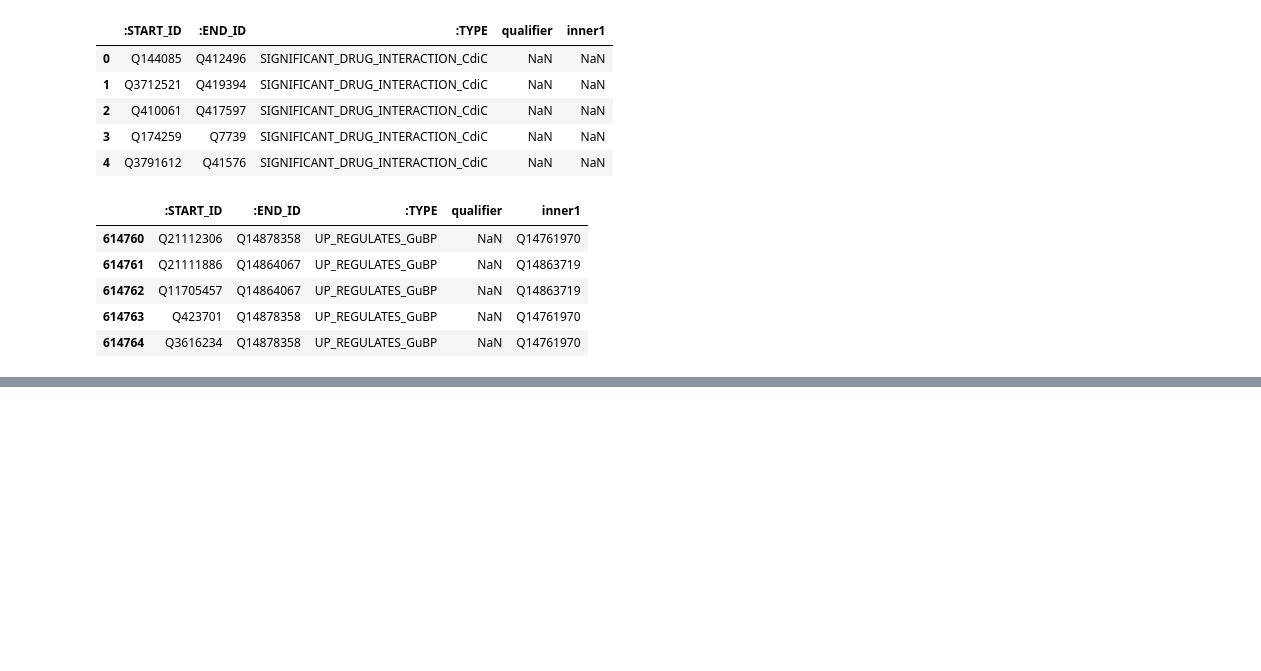
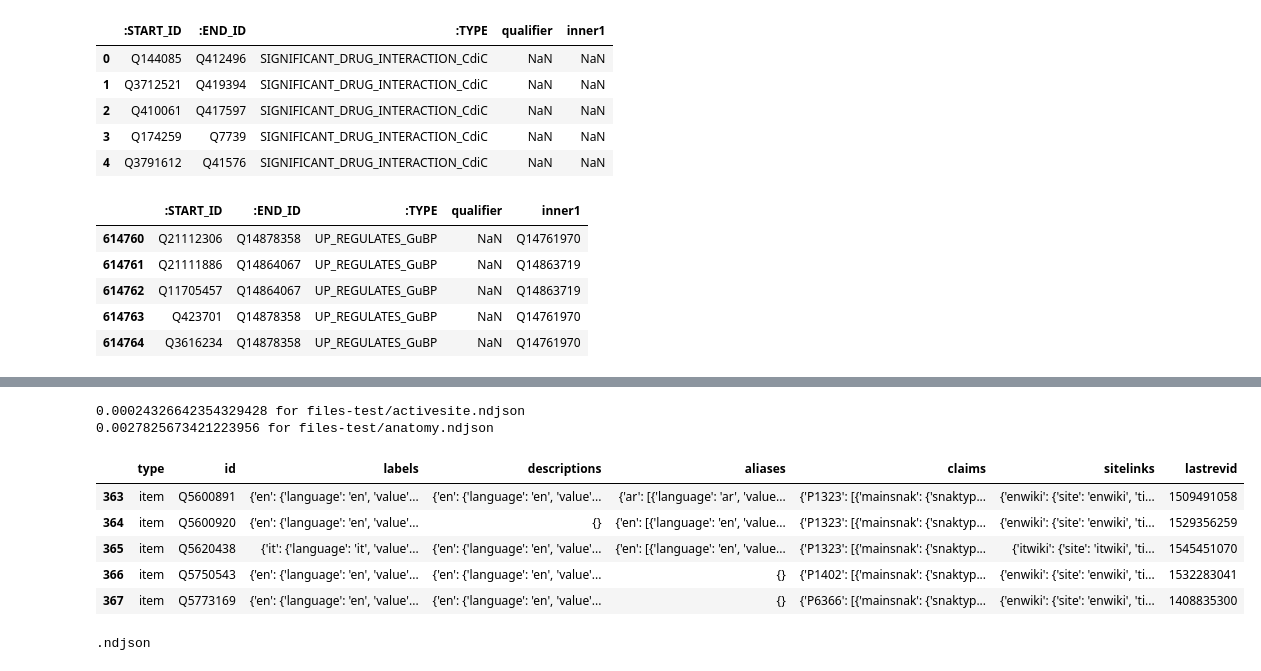
Before and after one commit to sabahzero/WRP, a Jupyter notebook: src/Jan3-2022/01-DRY.ipynb, the cells around one changed output, grey strips where cells are left out. Saved outputs shown, nothing was run; the diff lists cells and outputs as text; code cells hidden in the pictures; blank space fills up the shorter version.

```diff
--- a/src/Jan3-2022/01-DRY.ipynb
+++ b/src/Jan3-2022/01-DRY.ipynb
@@ -158,17 +164,48 @@ print((end_time - start_time)/60, "for symptom.ndjson")
-# %%
-directory = 'files-test'
-
-for filename in os.listdir(directory):
-
-    f = os.path.join(directory, filename)
-    timeStringNow = datetime.now().strftime("+%Y-%m-%dT00:00:00Z")
-
-    if os.path.isfile(f):
-        start_time = time.time()
-        content = pd.read_json(f, lines=True) # How to name by file?
-        end_time = time.time()
-        print((end_time - start_time)/60, "for", f) # How do I remove the 'files/' ?
-
-content.tail()
+# %%
+directory = 'files-test'
+
+node_dict = []
+
+for filename in os.listdir(directory):
+
+    f = os.path.join(directory, filename)
+    timeStringNow = datetime.now().strftime("+%Y-%m-%dT00:00:00Z")
+
+    if os.path.isfile(f):
+        start_time = time.time()
+
+        node_name = [*.ndjson]
+        node_dict[node_name] = pd.read_json(f, lines=True)
+
+        end_time = time.time()
+        print((end_time - start_time)/60, "for", f) # How do I remove the 'files/' ?
+
+
+activesite = pd.read_json('files/activesite.ndjson', lines=True)
+
+# create a dictionary with the keys that have part of the file name
+# values be data
+
+content.tail()
+# %% [output]
+0.00024326642354329428 for files-test/activesite.ndjson
+0.0027825673421223956 for files-test/anatomy.ndjson
+|  | type | id | labels | descriptions | aliases | claims | sitelinks | lastrevid |
+| 363 | item | Q5600891 | {'en': {'language': 'en', 'value'... | {'en': {'language': 'en', 'value'... | {'ar': [{'language': 'ar', 'value... | {'P1323': [{'mainsnak': {'snaktyp... | {'enwiki': {'site': 'enwiki', 'ti... | 1509491058 |
+| 364 | item | Q5600920 | {'en': {'language': 'en', 'value'... | {} | {'en': [{'language': 'en', 'value... | {'P1323': [{'mainsnak': {'snaktyp... | {'enwiki': {'site': 'enwiki', 'ti... | 1529356259 |
+| 365 | item | Q5620438 | {'it': {'language': 'it', 'value'... | {'en': {'language': 'en', 'value'... | {'en': [{'language': 'en', 'value... | {'P1323': [{'mainsnak': {'snaktyp... | {'itwiki': {'site': 'itwiki', 'ti... | 1545451070 |
+| 366 | item | Q5750543 | {'en': {'language': 'en', 'value'... | {'en': {'language': 'en', 'value'... | {} | {'P1402': [{'mainsnak': {'snaktyp... | {'enwiki': {'site': 'enwiki', 'ti... | 1532283041 |
+| 367 | item | Q5773169 | {'en': {'language': 'en', 'value'... | {'en': {'language': 'en', 'value'... | {} | {'P6366': [{'mainsnak': {'snaktyp... | {'enwiki': {'site': 'enwiki', 'ti... | 1408835300 |
+# %%
+filename = "/a/b/c/d/.ndjson"
+print(os.path.basename(filename))
+print(os.path.basename(filename).strip(".ndjson"))
+
+node_dict={}
+node_dict[node_name]="my pandas object"
+for key, values in node_dict.items(
+print(key,values))
+# %% [output]
+.ndjson
 # %%
 nodes_mike[':LABEL'].value_counts() # 19 categories
```
Also changed, not shown: parts of 7 cells of this notebook, 1 other file.
